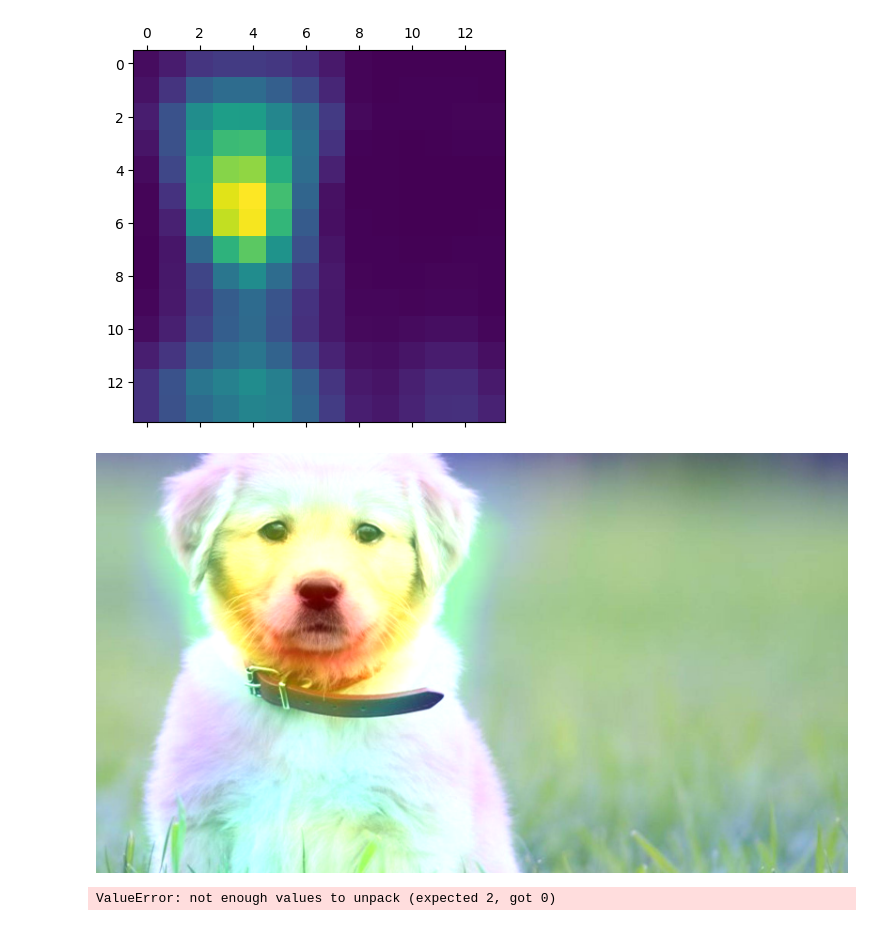
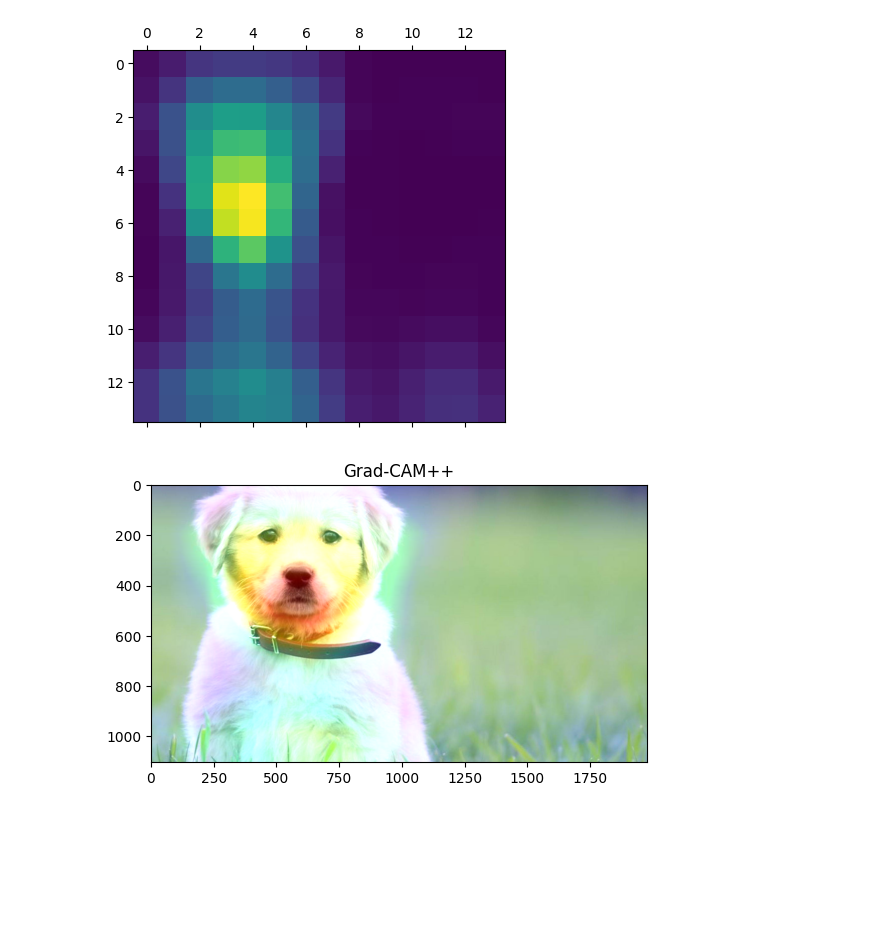
Before and after one commit to DevTimBo/DEEPL-Project, a Jupyter notebook: CAM/Grad_CAM_Plusplus.ipynb, the cells around one changed output. Cells and saved outputs as stored; diff of their text form; code cells hidden in the pictures; blank space fills up the shorter version.

```diff
--- a/CAM/Grad_CAM_Plusplus.ipynb
+++ b/CAM/Grad_CAM_Plusplus.ipynb
@@ -135,7 +135,9 @@ def show_imgwithheat(img_path, heatmap, alpha=0.4, return_array=False):
 
     imgwithheat = Image.fromarray(superimposed_img)
     try:
-        display(imgwithheat)
+        #display(imgwithheat)
+        plt.imshow(imgwithheat)
+        plt.title("Grad-CAM++")
     except NameError:
         imgwithheat.show()
 
@@ -147,7 +149,7 @@ model = vgg16_mura_model()
 model.summary()
 
 # %%
-img_path = 'welpe.jpg'
+img_path = 'Images\welpe.jpg'
 img = preprocess_image(img_path)
 # %% [output]
 WARNING:tensorflow:No training configuration found in the save file, so the model was *not* compiled. Compile it manually.
@@ -178,7 +180,6 @@ plt.show()
 # %% [output]
 [figure]
 # %%
-plt.imshow(show_imgwithheat(img_path, heatmap_plus))
+show_imgwithheat(img_path, heatmap_plus)
 # %% [output]
-[figure, old version]
+[figure, new version]
-ValueError: not enough values to unpack (expected 2, got 0)
```
Also changed, not shown: 3 other files.
